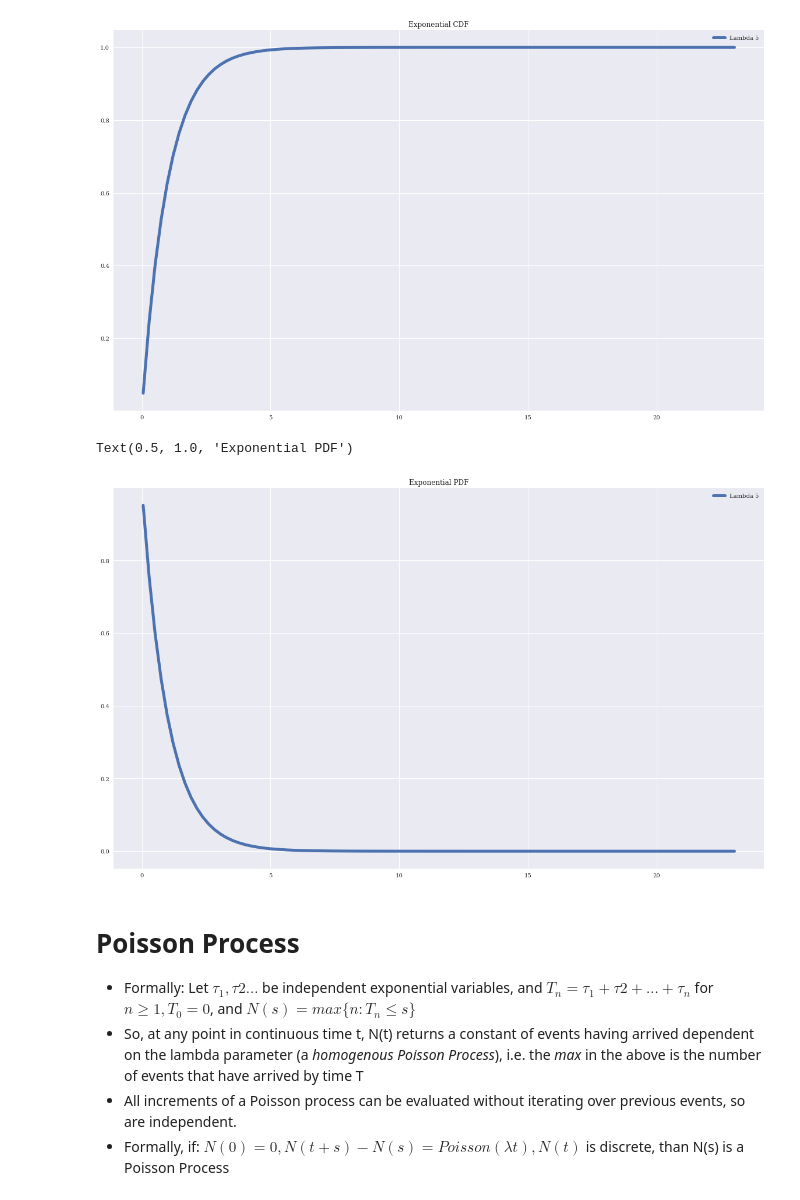
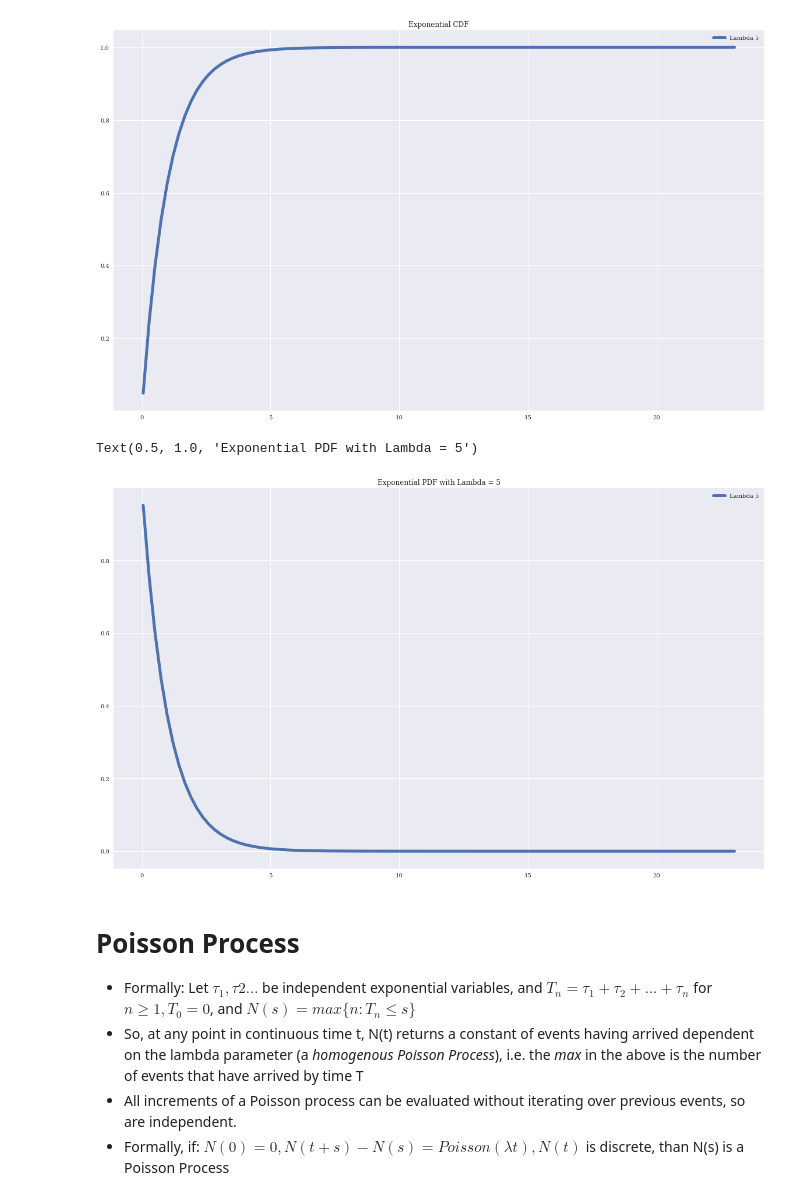
Before and after one commit to thomasmurphycodes/PythonForFinance, a Jupyter notebook: notebooks/Hawkes Processes.ipynb, the cells around one changed output. Saved outputs shown, nothing was run; the diff lists cells and outputs as text; code cells hidden in the pictures.

```diff
--- a/notebooks/Hawkes Processes.ipynb
+++ b/notebooks/Hawkes Processes.ipynb
@@ -46,15 +43,15 @@ Text(0.5, 1.0, 'Exponential CDF')
 # %%
 pdf_lamb_five = expon.pdf(x, loc=0)
 plt.figure(figsize=(20,12))
 plt.plot(x, pdf_lamb_five, lw=5, label='Lambda 5')
 plt.legend(loc='best')
-plt.title('Exponential PDF')
+plt.title('Exponential PDF with Lambda = 5')
 # %% [output]
-Text(0.5, 1.0, 'Exponential PDF')
+Text(0.5, 1.0, 'Exponential PDF with Lambda = 5')
-[figure, old version]
+[figure, new version]
 # %% [markdown]
 # Poisson Process
-* Formally: Let $\displaystyle{\tau_{1}, \tau{2}...}$ be independent exponential variables, and $\displaystyle{T_{n} = \tau_{1} + \tau{2} + ... + \tau_{n}}$ for $\displaystyle{n \geq 1}, T_{0} = 0$, and $\displaystyle{N(s) = max\{n: T_{n} \leq s\}}$
+* Formally: Let $\displaystyle{\tau_{1}, \tau{2}...}$ be independent exponential variables, and $\displaystyle{T_{n} = \tau_{1} + \tau_{2} + ... + \tau_{n}}$ for $\displaystyle{n \geq 1}, T_{0} = 0$, and $\displaystyle{N(s) = max\{n: T_{n} \leq s\}}$
 * So, at any point in continuous time t, N(t) returns a constant of events having arrived dependent on the lambda parameter (a *homogenous Poisson Process*), i.e. the *max* in the above is the number of events that have arrived by time T
 * All increments of a Poisson process can be evaluated without iterating over previous events, so are independent.
 * Formally, if: $\displaystyle{N(0) = 0, N(t + s) - N(s) = Poisson(\lambda t), N(t)}$ is discrete, than N(s) is a Poisson Process
```
Also changed, not shown: parts of 11 cells of this notebook.
